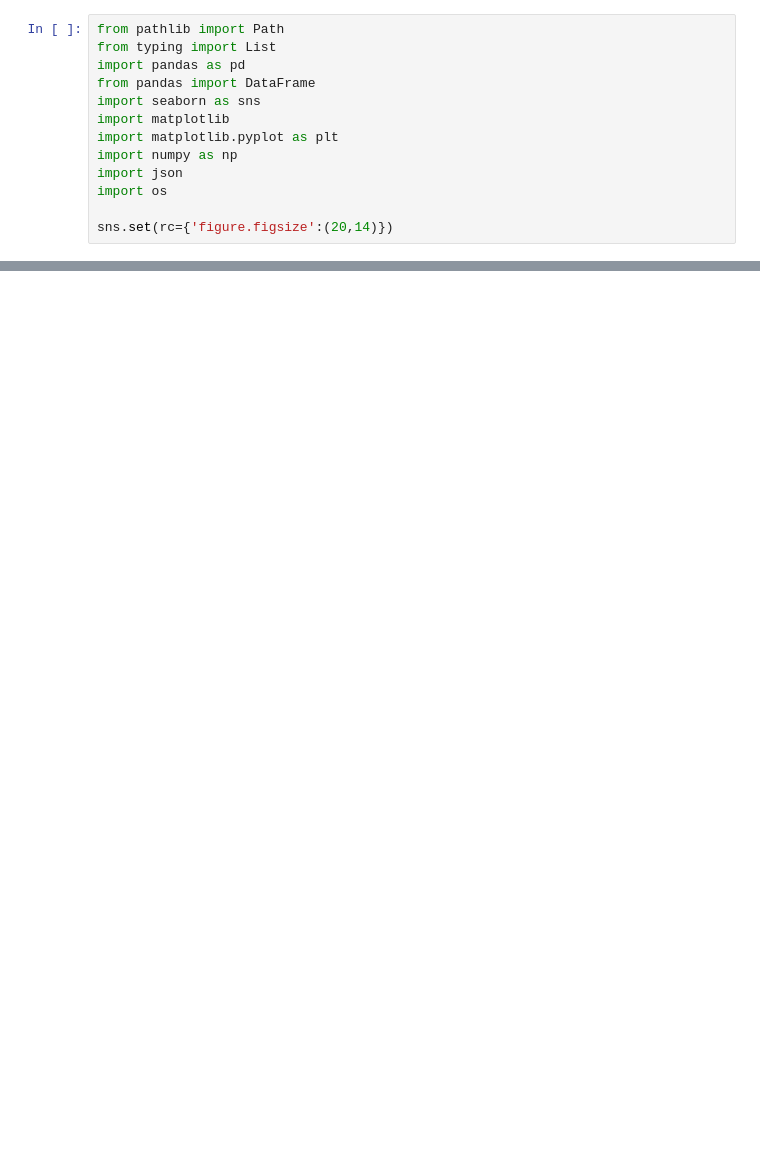
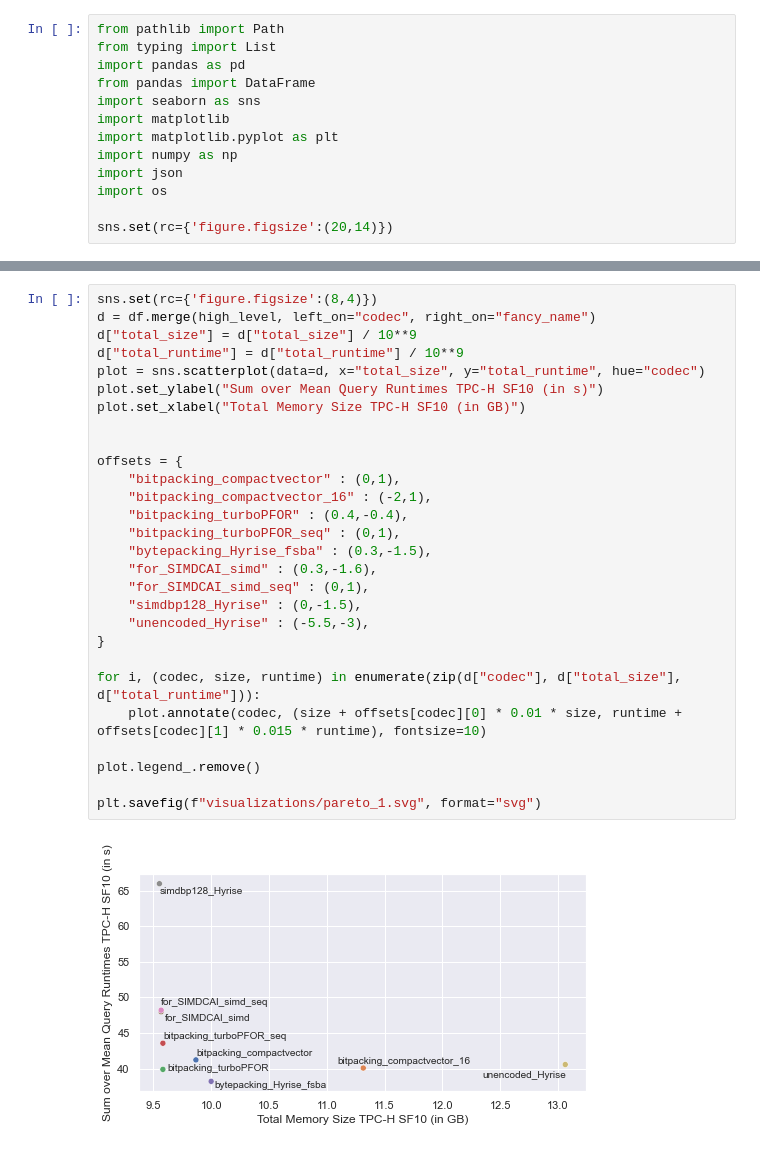
Before and after one commit to linuslh1996/column-compression, a Jupyter notebook: notebooks/CompareTPCH_ColumnCompression.ipynb, the cells around one changed output, grey strips where cells are left out. Drawn from its saved outputs; the diff is of its cells as text; blank space fills up the shorter version.

```diff
--- a/notebooks/CompareTPCH_ColumnCompression.ipynb
+++ b/notebooks/CompareTPCH_ColumnCompression.ipynb
@@ -139,0 +301,30 @@ plt.savefig(f"visualizations/tpch_compression_low_level_percentage.svg", format=
+# %%
+sns.set(rc={'figure.figsize':(8,4)})
+d = df.merge(high_level, left_on="codec", right_on="fancy_name")
+d["total_size"] = d["total_size"] / 10**9
+d["total_runtime"] = d["total_runtime"] / 10**9
+plot = sns.scatterplot(data=d, x="total_size", y="total_runtime", hue="codec")
+plot.set_ylabel("Sum over Mean Query Runtimes TPC-H SF10 (in s)")
+plot.set_xlabel("Total Memory Size TPC-H SF10 (in GB)")
+
+
+offsets = {
+    "bitpacking_compactvector" : (0,1),
+    "bitpacking_compactvector_16" : (-2,1),
+    "bitpacking_turboPFOR" : (0.4,-0.4),
+    "bitpacking_turboPFOR_seq" : (0,1),
+    "bytepacking_Hyrise_fsba" : (0.3,-1.5),
+    "for_SIMDCAI_simd" : (0.3,-1.6),
+    "for_SIMDCAI_simd_seq" : (0,1),
+    "simdbp128_Hyrise" : (0,-1.5),
+    "unencoded_Hyrise" : (-5.5,-3),
+}
+
+for i, (codec, size, runtime) in enumerate(zip(d["codec"], d["total_size"], d["total_runtime"])):
+    plot.annotate(codec, (size + offsets[codec][0] * 0.01 * size, runtime + offsets[codec][1] * 0.015 * runtime), fontsize=10)
+
+plot.legend_.remove()
+
+plt.savefig(f"visualizations/pareto_1.svg", format="svg")
+# %% [output]
+[figure, added]
```
Also changed, not shown: parts of 11 cells of this notebook, 2 other files.
